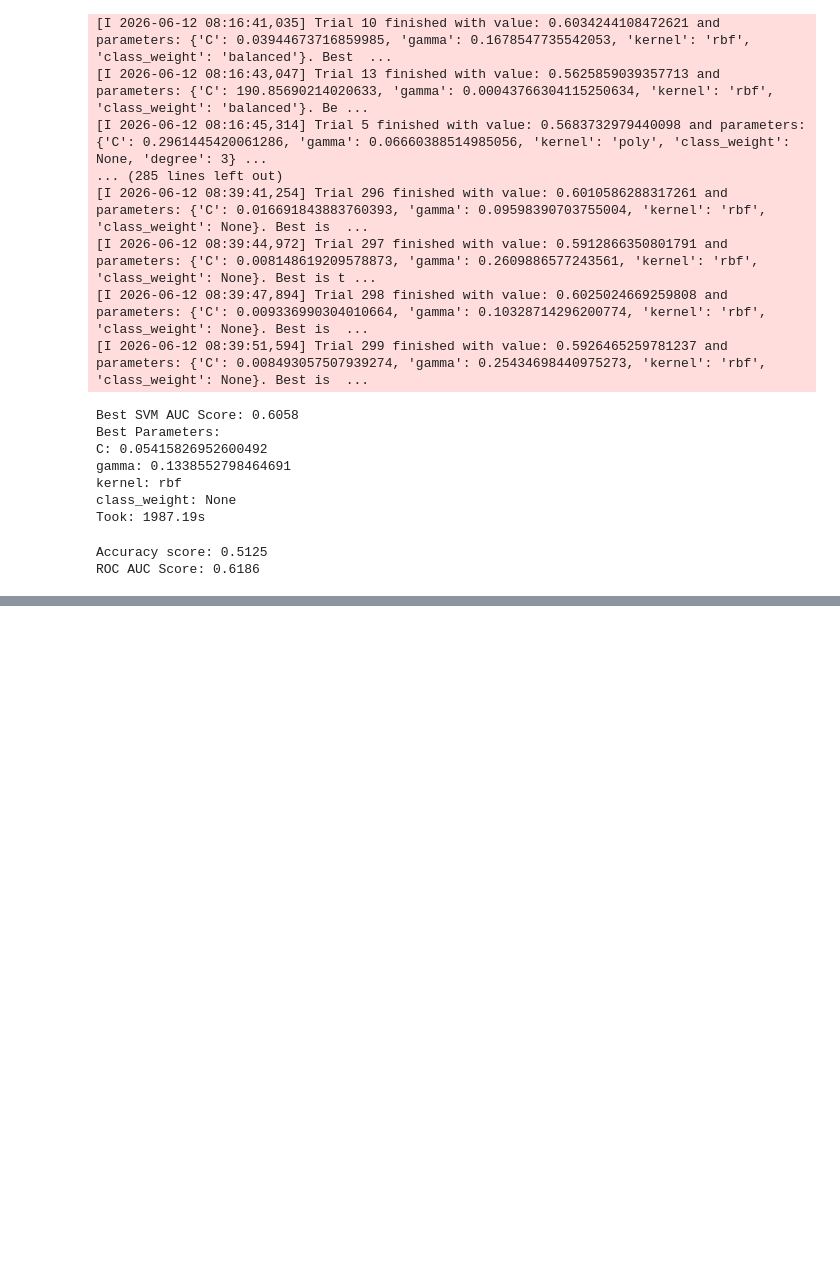
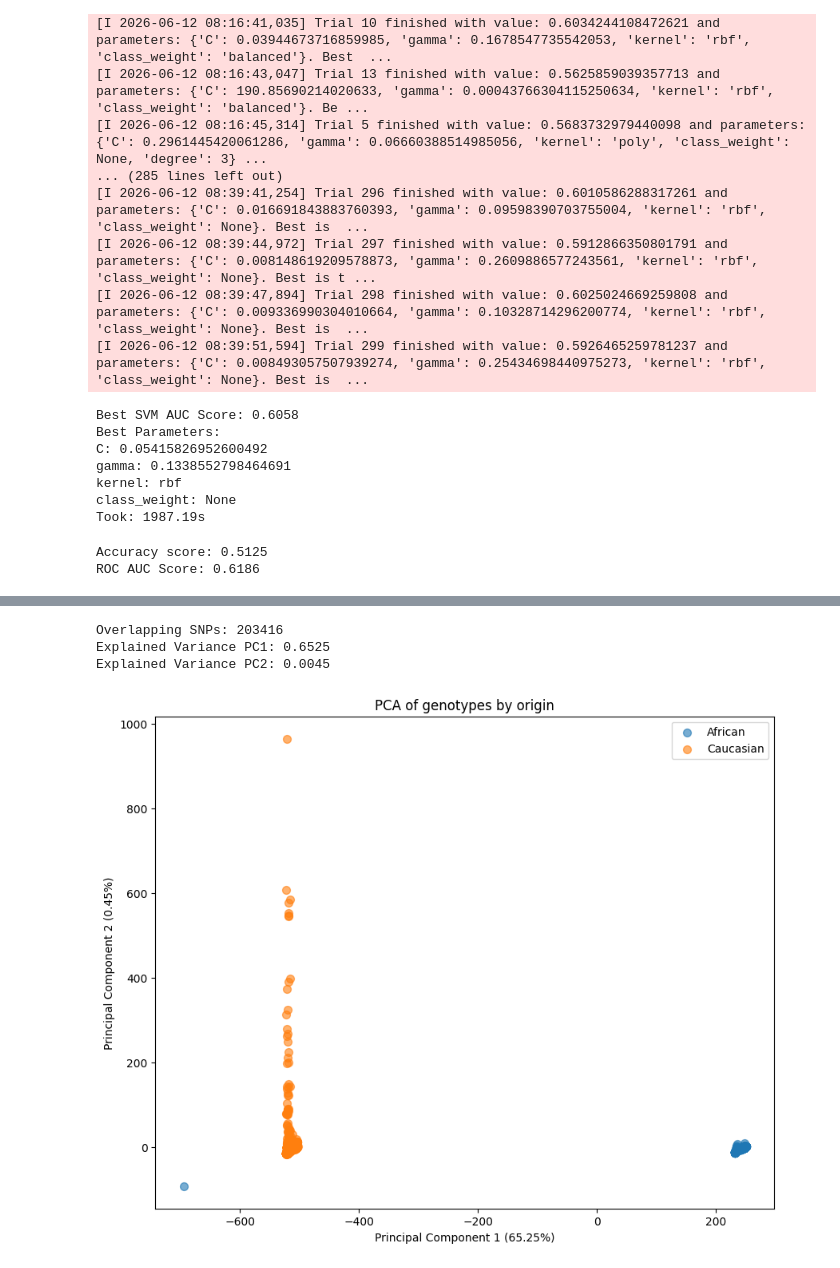
Before and after one commit to hedielmatri/genomic-biomarkers-smoking, a Jupyter notebook: notebooks/data_inference.ipynb, the cells around one changed output, grey strips where cells are left out. Drawn from its saved outputs; the diff is of its cells as text; code cells hidden in the pictures; blank space fills up the shorter version.

```diff
--- a/notebooks/data_inference.ipynb
+++ b/notebooks/data_inference.ipynb
@@ -1203,0 +1502,74 @@ ROC AUC Score: 0.6186
+# %%
+
+# Loading africain dataset
+afr = pl.read_parquet("GSE148375_processed_data.parquet")
+gene_col_name = afr.columns[0]
+afr = afr.with_columns(pl.col(gene_col_name).cast(pl.String))
+afr = afr.transpose(include_header = True, header_name = "Sample", column_names = gene_col_name)
+
+encoder = OrdinalEncoder(handle_unknown = "use_encoded_value", unknown_value = -1)
+afr_geo_encoded_array = encoder.fit_transform(afr[common_snps].astype(str))
+afr_geo_numeric = pd.DataFrame(afr_geo_encoded_array, index = geo_df.index, columns = common_snps)
+
+
+
+# Loading caucasian dataset
+ccs = pd.read_csv("GSE148812_genotyping_results.txt", sep = "\t", index_col = 0)
+
+# Finding overlapping SNPs
+afr_snps = afr.columns[1:]
+css_snps = ccs.columns
+common_snps = list(set(afr_snps).intersection(set(css_snps)))
+
+print(f"Overlapping SNPs: {len(common_snps)}")
+
+encoder = OrdinalEncoder(handle_unknown = "use_encoded_value", unknown_value = -1)
+css_geo_encoded_array = encoder.fit_transform(ccs[common_snps].astype(str))
+ccs_geo_numeric = pd.DataFrame(css_geo_encoded_array, index = ccs.index, columns = common_snps)
+
+# Adding Origin labels
+afr_geo_numeric["Origin"] = "African"
+ccs_geo_numeric["Origin"] = "Caucasian"
+
+# Merging into one single dataframe
+mdf = pd.concat([afr_geo_numeric, ccs_geo_numeric], axis = 0).fillna(0)
+
+X = mdf.drop(columns=["Origin"])
+y_origin = mdf["Origin"].values
+
+scaler = StandardScaler()
+
+# Fitting and transforming the filtered data
+data_scaled = scaler.fit_transform(X)
+
+# Initializing PCA
+pca = PCA(random_state = 4)
+
+# Fitting and transforming scaled data
+principal_components = pca.fit_transform(data_scaled)
+explained_variance = pca.explained_variance_ratio_
+
+print(f"Explained Variance PC1: {explained_variance[0]:.4f}")
+print(f"Explained Variance PC2: {explained_variance[1]:.4f}")
+
+fig = plt.figure(figsize=(10, 8))
+ax = fig.add_subplot()
+
+cauc_mask = y_origin == "African"
+afri_mask = y_origin == "Caucasian"
+
+# Plotting a scatter of principal components
+ax.scatter(principal_components[cauc_mask, 0], principal_components[cauc_mask, 1], label="African", alpha=0.6, s=50)
+ax.scatter(principal_components[afri_mask, 0], principal_components[afri_mask, 1], label="Caucasian", alpha=0.6, s=50)
+
+ax.set_title("PCA of genotypes by origin")
+ax.set_xlabel(f"Principal Component 1 ({explained_variance[0]*100:.2f}%)")
+ax.set_ylabel(f"Principal Component 2 ({explained_variance[1]*100:.2f}%)")
+ax.legend()
+
+plt.show()
+# %% [output]
+Overlapping SNPs: 203416
+Explained Variance PC1: 0.6525
+Explained Variance PC2: 0.0045
+[figure, added]
```
Also changed, not shown: parts of 25 cells of this notebook, 7 other files.
